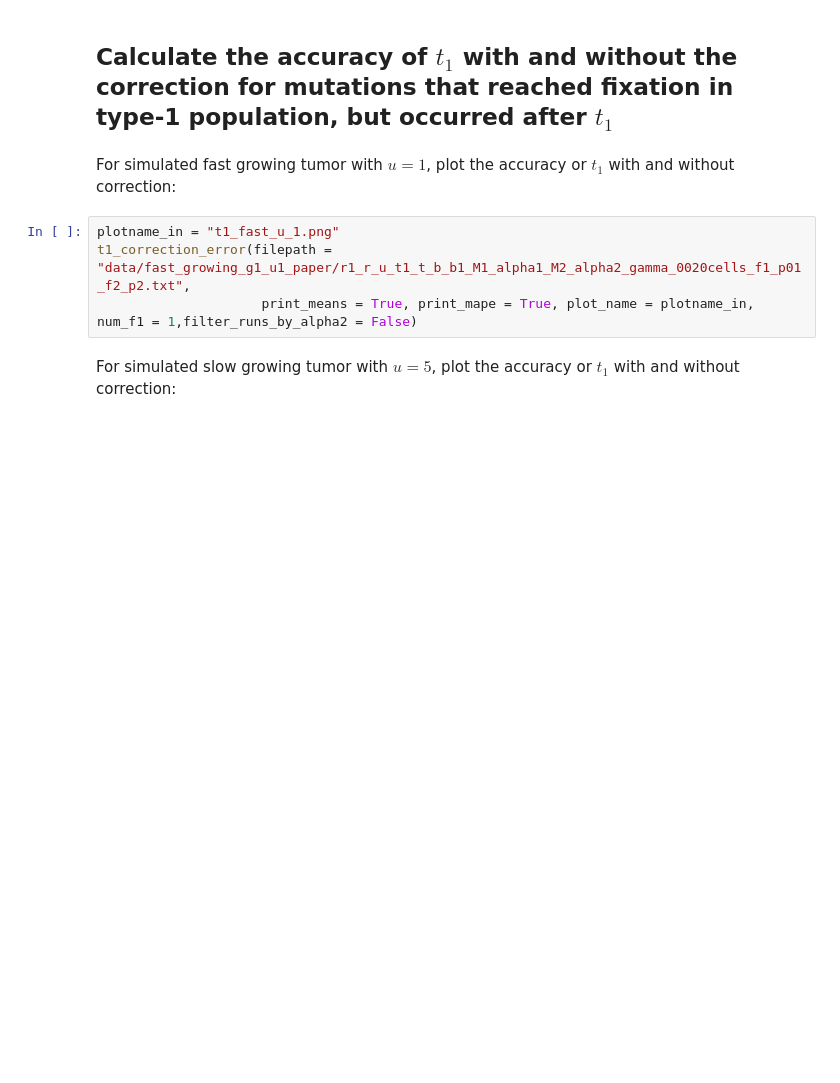
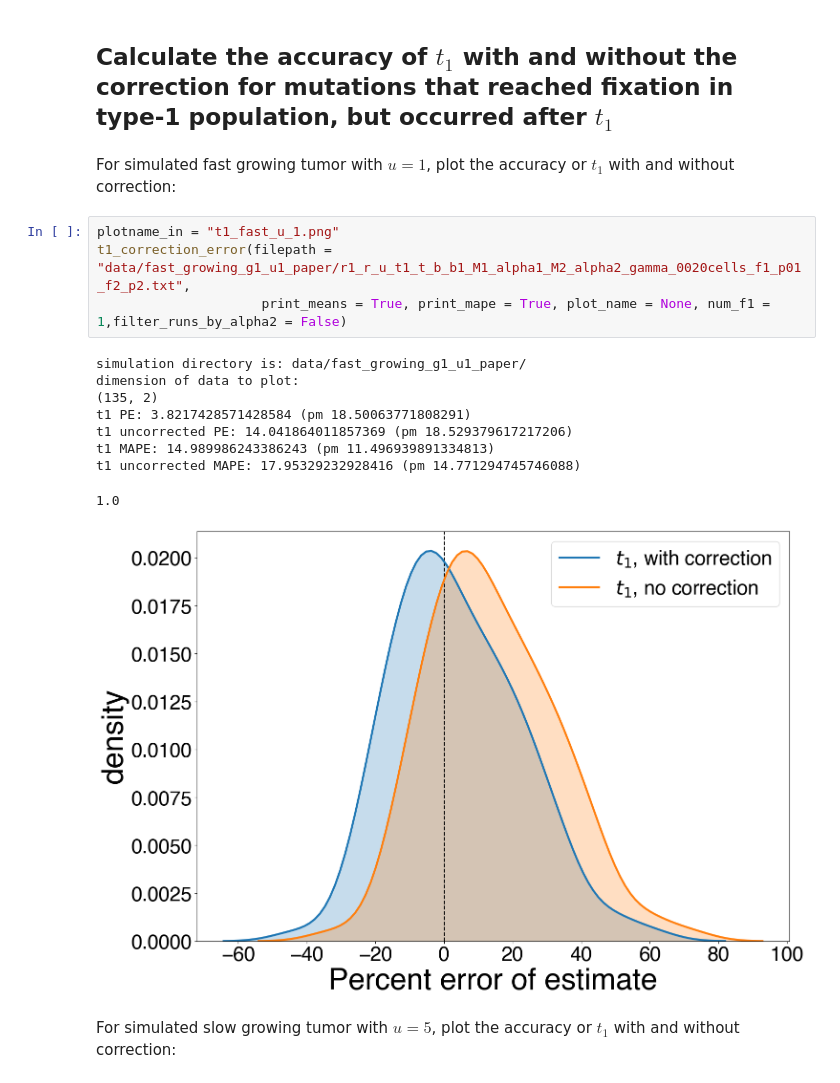
Before and after one commit to nathanlee543/Cancer_Inf_Sims, a Jupyter notebook: simulations/figures_2_and_3.ipynb, the cells around one changed output. Cells and saved outputs as stored; diff of their text form; blank space fills up the shorter version.

Commit message:
how to run figures 2 and 3 nb

```diff
--- a/simulations/figures_2_and_3.ipynb
+++ b/simulations/figures_2_and_3.ipynb
@@ -744,7 +745,17 @@ For simulated fast growing tumor with $u = 1$, plot the accuracy or $t_1$ with a
 # %%
 plotname_in = "t1_fast_u_1.png"
 t1_correction_error(filepath = "data/fast_growing_g1_u1_paper/r1_r_u_t1_t_b_b1_M1_alpha1_M2_alpha2_gamma_0020cells_f1_p01_f2_p2.txt",
-                     print_means = True, print_mape = True, plot_name = plotname_in, num_f1 = 1,filter_runs_by_alpha2 = False)
+                     print_means = True, print_mape = True, plot_name = None, num_f1 = 1,filter_runs_by_alpha2 = False)
+# %% [output]
+simulation directory is: data/fast_growing_g1_u1_paper/
+dimension of data to plot:
+(135, 2)
+t1 PE: 3.8217428571428584 (pm 18.50063771808291)
+t1 uncorrected PE: 14.041864011857369 (pm 18.529379617217206)
+t1 MAPE: 14.989986243386243 (pm 11.496939891334813)
+t1 uncorrected MAPE: 17.95329232928416 (pm 14.771294745746088)
+1.0
+[figure, added]
 # %% [markdown]
 For simulated slow growing tumor with $u = 5$, plot the accuracy or $t_1$ with and without correction:
 # %%
```
Also changed, not shown: parts of 14 cells of this notebook, 1 other file.
